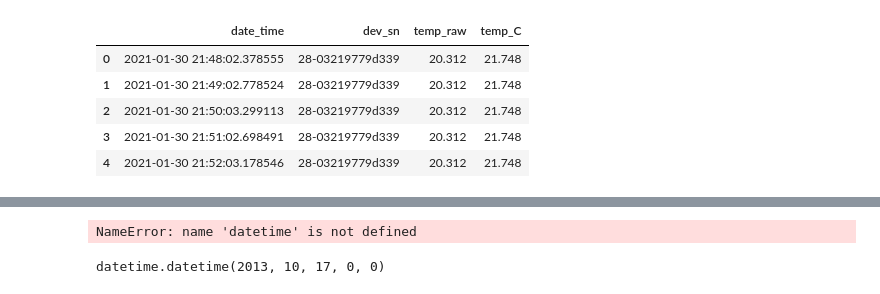
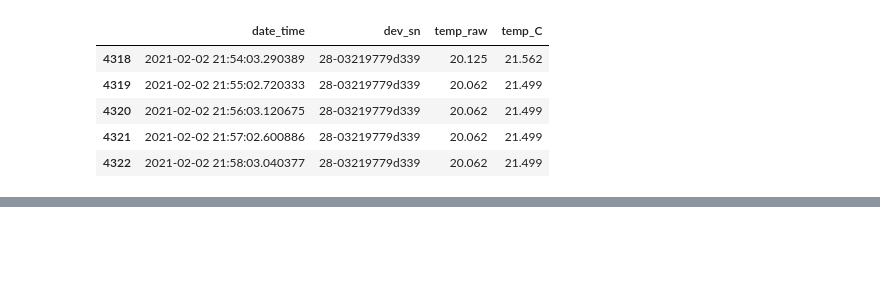
Before and after one commit to eandreas/ds18b20, a Jupyter notebook: webapp/_figure.ipynb, the cells around one changed output, grey strips where cells are left out. Cells and saved outputs as stored; diff of their text form; code cells hidden in the pictures; blank space fills up the shorter version.

```diff
--- a/webapp/_figure.ipynb
+++ b/webapp/_figure.ipynb
@@ -4,18 +7,18 @@
 # %%
 import pandas as pd
 from pathlib2 import Path
 import datetime
 
 temp_file = Path('/Users/eandreas/projects/dev/ds18b20/webapp2/data/get_temp_C.out')
 df = pd.read_csv(temp_file, sep=' ', header=None, names=['dev_sn', 'date', 'time', 'temp_raw', 'temp_C'], parse_dates=[['date', 'time']])
-df.head()
+df.tail()
 # %% [output]
 |  | date_time | dev_sn | temp_raw | temp_C |
-| 0 | 2021-01-30 21:48:02.378555 | 28-03219779d339 | 20.312 | 21.748 |
-| 1 | 2021-01-30 21:49:02.778524 | 28-03219779d339 | 20.312 | 21.748 |
-| 2 | 2021-01-30 21:50:03.299113 | 28-03219779d339 | 20.312 | 21.748 |
-| 3 | 2021-01-30 21:51:02.698491 | 28-03219779d339 | 20.312 | 21.748 |
-| 4 | 2021-01-30 21:52:03.178546 | 28-03219779d339 | 20.312 | 21.748 |
+| 4318 | 2021-02-02 21:54:03.290389 | 28-03219779d339 | 20.125 | 21.562 |
+| 4319 | 2021-02-02 21:55:02.720333 | 28-03219779d339 | 20.062 | 21.499 |
+| 4320 | 2021-02-02 21:56:03.120675 | 28-03219779d339 | 20.062 | 21.499 |
+| 4321 | 2021-02-02 21:57:02.600886 | 28-03219779d339 | 20.062 | 21.499 |
+| 4322 | 2021-02-02 21:58:03.040377 | 28-03219779d339 | 20.062 | 21.499 |
 # %%
 def npdt2dtdt(npdt):
     return pd.Timestamp(npdt).to_pydatetime()
@@ -46,12 +46,3 @@ fig.update_layout(
 fig.show()
 # %% [output]
 [interactive output not drawn]
-# %%
-fig.update_layout(xaxis_range=[datetime.datetime(2013, 10, 17),
-                               datetime.datetime(2013, 11, 20)])
-# %% [output]
-NameError: name 'datetime' is not defined
-# %%
-datetime.datetime(2013, 10, 17)
-# %% [output]
-datetime.datetime(2013, 10, 17, 0, 0)
```
Also changed, not shown: parts of 6 cells of this notebook, 2 other files.
